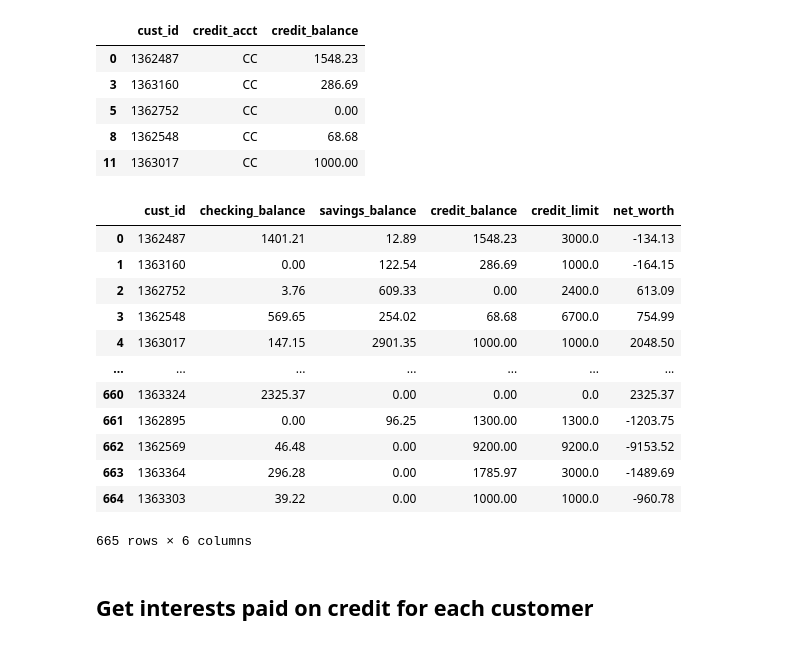
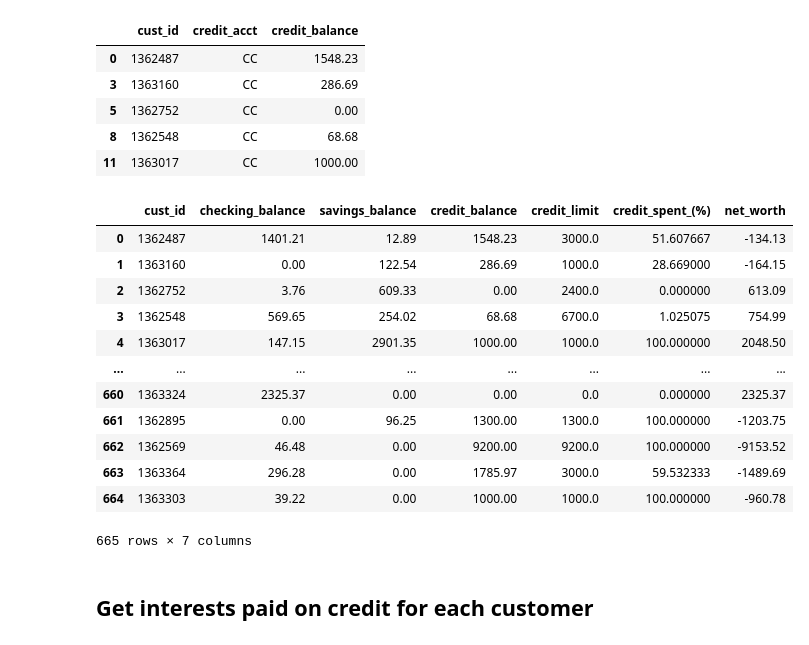
Before and after one commit to bahrami-ali/Banking-Behavior-Clustering, a Jupyter notebook: banking_data_preprocessing.ipynb, the cells around one changed output. Saved outputs shown, nothing was run; the diff lists cells and outputs as text; code cells hidden in the pictures.

```diff
--- a/banking_data_preprocessing.ipynb
+++ b/banking_data_preprocessing.ipynb
@@ -130,23 +130,25 @@ df_net_worth = df_net_worth.merge(df_limit, on='cust_id', how='outer')
 df_net_worth = df_net_worth.fillna(value=0)
 # %%
 df_net_worth['net_worth'] = df_net_worth['savings_balance'] + df_net_worth['checking_balance'] - df_net_worth['credit_balance']
+df_net_worth['credit_spent_(%)'] = (df_net_worth['credit_balance'] / df_net_worth['credit_limit'])*100
 # %%
-df_net_worth = df_net_worth[['cust_id','checking_balance', 'savings_balance', 'credit_balance','credit_limit', 'net_worth']]
+df_net_worth = df_net_worth[['cust_id','checking_balance', 'savings_balance', 'credit_balance','credit_limit', 'credit_spent_(%)' ,'net_worth']]
+df_net_worth = df_net_worth.fillna(value=0)
 df_net_worth
 # %% [output]
-|  | cust_id | checking_balance | savings_balance | credit_balance | credit_limit | net_worth |
-| 0 | 1362487 | 1401.21 | 12.89 | 1548.23 | 3000.0 | -134.13 |
-| 1 | 1363160 | 0.00 | 122.54 | 286.69 | 1000.0 | -164.15 |
-| 2 | 1362752 | 3.76 | 609.33 | 0.00 | 2400.0 | 613.09 |
-| 3 | 1362548 | 569.65 | 254.02 | 68.68 | 6700.0 | 754.99 |
-| 4 | 1363017 | 147.15 | 2901.35 | 1000.00 | 1000.0 | 2048.50 |
-| ... | ... | ... | ... | ... | ... | ... |
-| 660 | 1363324 | 2325.37 | 0.00 | 0.00 | 0.0 | 2325.37 |
-| 661 | 1362895 | 0.00 | 96.25 | 1300.00 | 1300.0 | -1203.75 |
-| 662 | 1362569 | 46.48 | 0.00 | 9200.00 | 9200.0 | -9153.52 |
-| 663 | 1363364 | 296.28 | 0.00 | 1785.97 | 3000.0 | -1489.69 |
-| 664 | 1363303 | 39.22 | 0.00 | 1000.00 | 1000.0 | -960.78 |
+|  | cust_id | checking_balance | savings_balance | credit_balance | credit_limit | credit_spent_(%) | net_worth |
+| 0 | 1362487 | 1401.21 | 12.89 | 1548.23 | 3000.0 | 51.607667 | -134.13 |
+| 1 | 1363160 | 0.00 | 122.54 | 286.69 | 1000.0 | 28.669000 | -164.15 |
+| 2 | 1362752 | 3.76 | 609.33 | 0.00 | 2400.0 | 0.000000 | 613.09 |
+| 3 | 1362548 | 569.65 | 254.02 | 68.68 | 6700.0 | 1.025075 | 754.99 |
+| 4 | 1363017 | 147.15 | 2901.35 | 1000.00 | 1000.0 | 100.000000 | 2048.50 |
+| ... | ... | ... | ... | ... | ... | ... | ... |
+| 660 | 1363324 | 2325.37 | 0.00 | 0.00 | 0.0 | 0.000000 | 2325.37 |
+| 661 | 1362895 | 0.00 | 96.25 | 1300.00 | 1300.0 | 100.000000 | -1203.75 |
+| 662 | 1362569 | 46.48 | 0.00 | 9200.00 | 9200.0 | 100.000000 | -9153.52 |
+| 663 | 1363364 | 296.28 | 0.00 | 1785.97 | 3000.0 | 59.532333 | -1489.69 |
+| 664 | 1363303 | 39.22 | 0.00 | 1000.00 | 1000.0 | 100.000000 | -960.78 |
-665 rows × 6 columns
+665 rows × 7 columns
 # %% [markdown]
 ## Get interests paid on credit for each customer
 # %%
```
Also changed, not shown: parts of 2 cells of this notebook, 16 other files.
